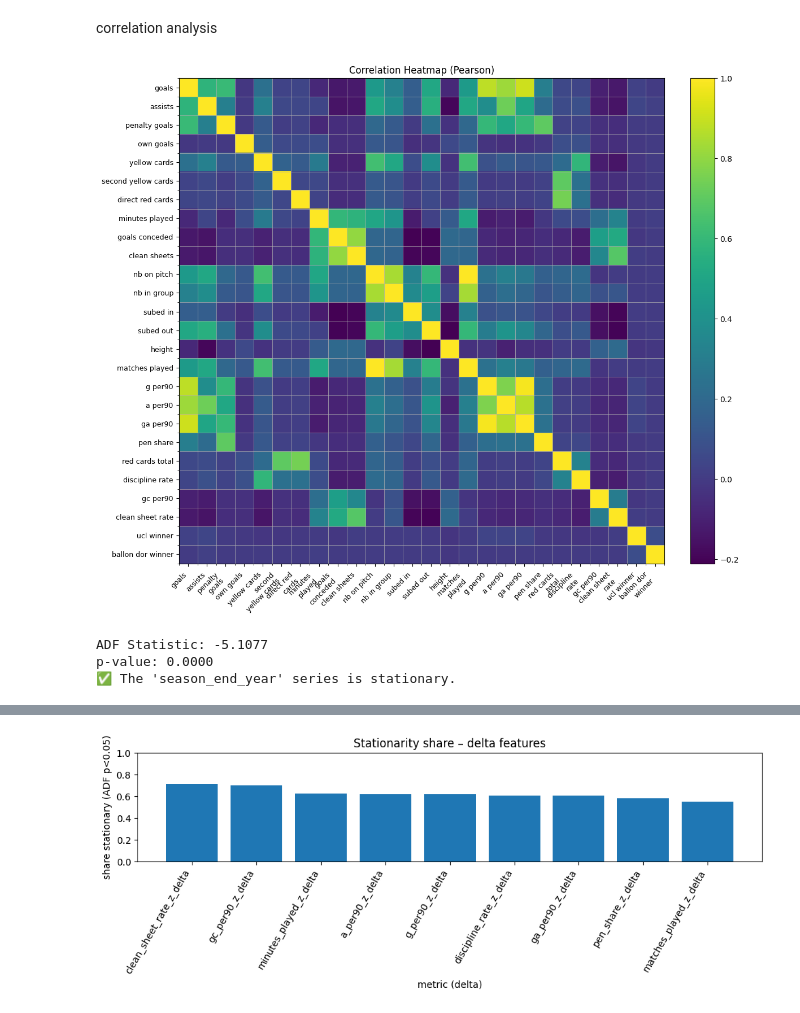
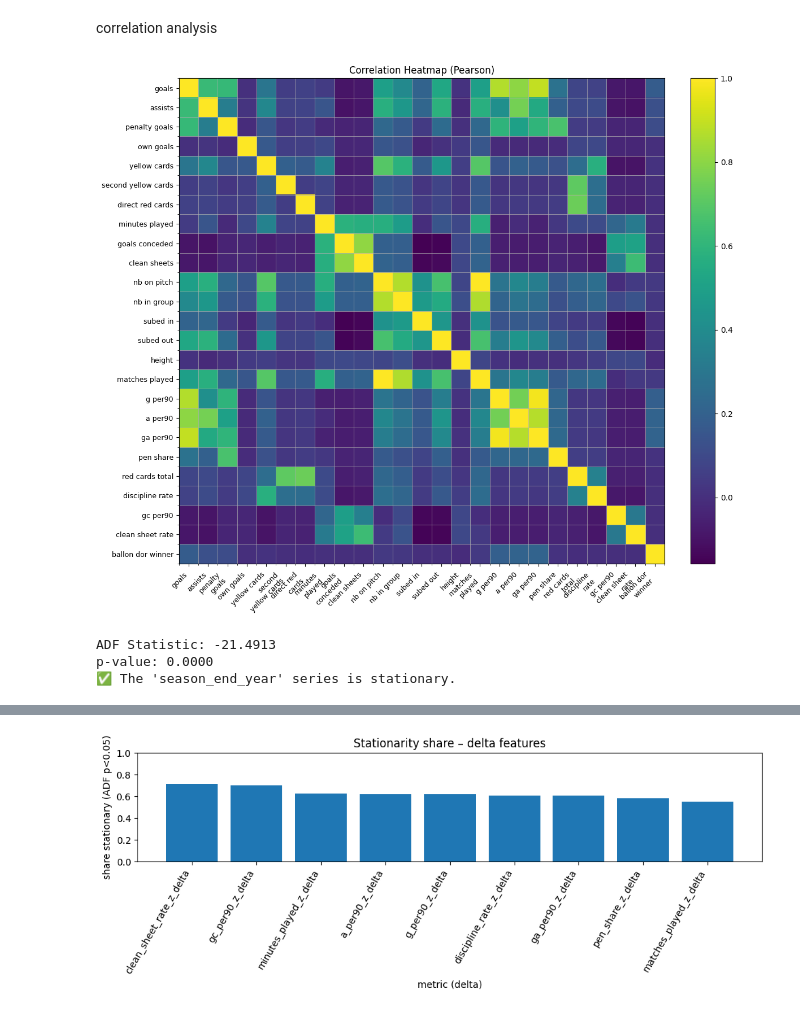
Before and after one commit to leokonma/Machine-learning, a Jupyter notebook: Model_Module.ipynb, the cells around one changed output, grey strips where cells are left out. Drawn from its saved outputs; the diff is of its cells as text; code cells hidden in the pictures.

```diff
--- a/Model_Module.ipynb
+++ b/Model_Module.ipynb
@@ -1,3 +1,16 @@
 # %%
-from Data_Module import get_df_feats
-df_feats, feat_cols = get_df_feats(refresh=False, persist=True)
+# in your notebook or another script
+from data_test import get_core_filtered
+from data_enrichment import get_features
+
+RAW_DIR = "data/raw"
+
+# a) only filtered core DataFrames (Big-5) in memory
+core = get_core_filtered(RAW_DIR)
+df_teams_season       = core["df_teams_season"]
+df_teams_details      = core["df_teams_details"]
+df_players_profile    = core["df_players_profile"]
+df_player_performance = core["df_player_performance"]
+
+# b) features + Ballon d'Or flag in one line
+df_feats, feature_cols = get_features(RAW_DIR)
@@ -59,7 +46,7 @@ safe_cols = [
     "direct_red_cards","minutes_played","goals_conceded","clean_sheets","nb_on_pitch",
     "nb_in_group","subed_in","subed_out","height","matches_played","g_per90","a_per90",
     "ga_per90","pen_share","red_cards_total","discipline_rate","gc_per90","clean_sheet_rate",
-    "ucl_winner","ballon_dor_winner",
+    "ballon_dor_winner",
 ]
 
 X = df_feats[safe_cols].replace([np.inf, -np.inf], np.nan).dropna()
@@ -70,34 +57,34 @@ def wrap_label(s, width=12):
     s = s.replace("_", " ")
     return "\n".join(textwrap.wrap(s, width=width))
 
 xlabels = [wrap_label(c, width=12) for c in corr.columns]
 ylabels = [c.replace("_", " ") for c in corr.index]
 
 fig, ax = plt.subplots(figsize=(12, 10))
 im = ax.imshow(corr.values, interpolation="nearest", aspect="equal")
 fig.colorbar(im, ax=ax, fraction=0.046, pad=0.04)
 ax.set_title("Correlation Heatmap (Pearson)")
 
 n = len(corr.columns)
 ticks = np.arange(n)
 ax.set_xticks(ticks)
 ax.set_yticks(ticks)
 ax.set_xticklabels(xlabels, rotation=45, ha="right", va="top")
 ax.set_yticklabels(ylabels)
 
 # add light gridlines between cells
 ax.set_xticks(np.arange(-0.5, n, 1), minor=True)
 ax.set_yticks(np.arange(-0.5, n, 1), minor=True)
 ax.grid(which="minor", linewidth=0.5)
 ax.tick_params(axis="x", labelsize=9, pad=6)
 ax.tick_params(axis="y", labelsize=9)
 
 # give bottom extra space for the wrapped labels
 plt.subplots_adjust(bottom=0.25)
 plt.tight_layout()
 plt.show()
 # %% [output]
-[figure, old version]
+[figure, new version]
 # %%
 from statsmodels.tsa.stattools import adfuller
 
@@ -116,7 +103,7 @@ if result[1] < 0.05:
 else:
     print("⚠️ The 'season_end_year' series is non-stationary — consider differencing or detrending.")
 # %% [output]
-ADF Statistic: -5.1077
+ADF Statistic: -21.4913
 p-value: 0.0000
 ✅ The 'season_end_year' series is stationary.
 # %%
```
Also changed, not shown: parts of 4 cells of this notebook, 1 other file.
